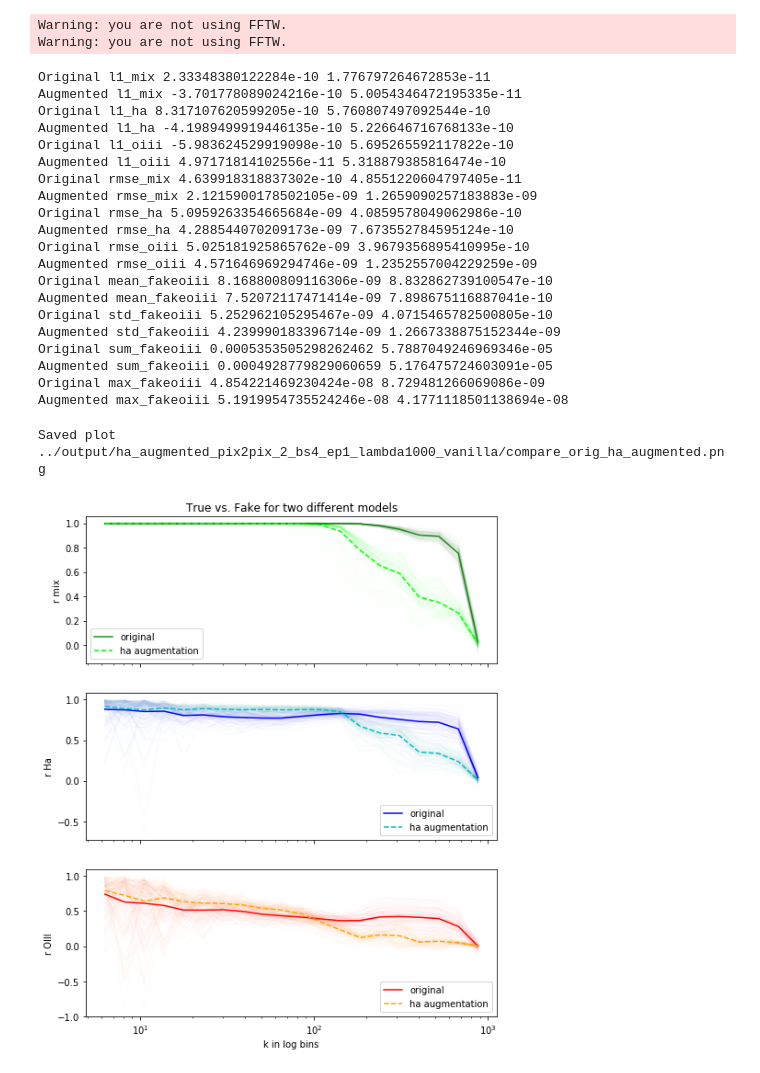
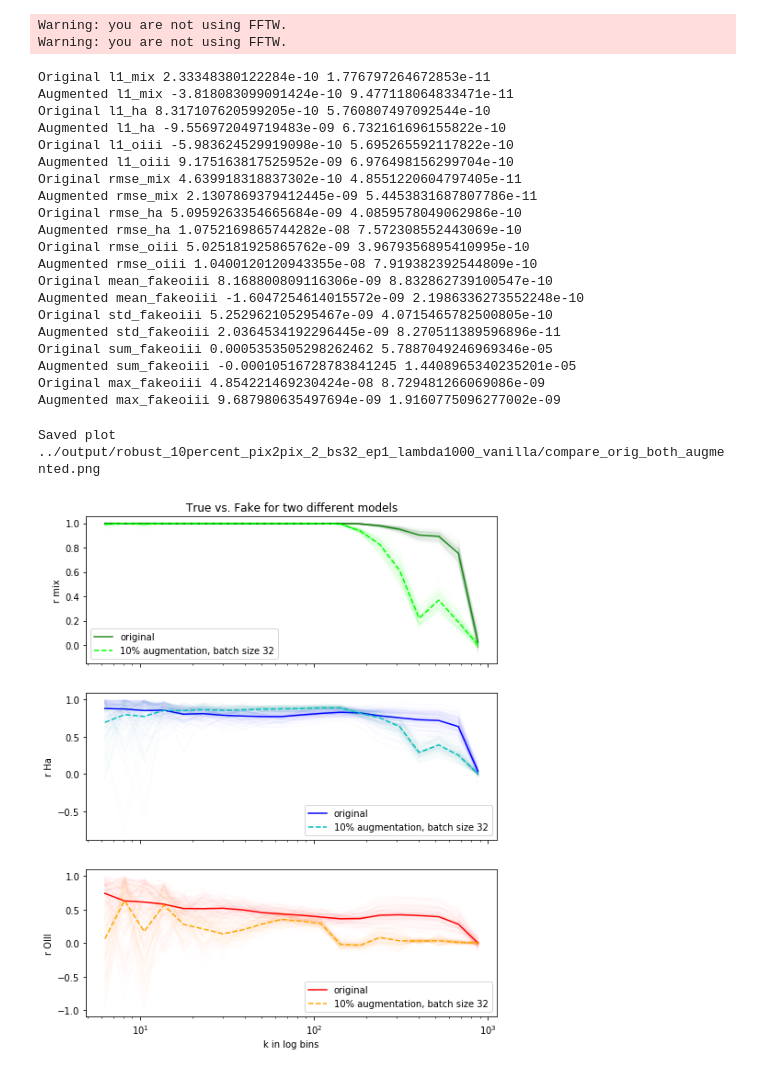
Before and after one commit to knmoriwaki/IM2IM, a Jupyter notebook: explain/my_development.ipynb, the cells around one changed output. Cells and saved outputs as stored; diff of their text form; code cells hidden in the pictures.

```diff
--- a/explain/my_development.ipynb
+++ b/explain/my_development.ipynb
@@ -14,15 +14,15 @@ Warning: you are not using FFTW.
 # %%
 output_dir = "../output"
 orig_gan = "original_GAN_xai_experiments"
-aug_gan = "both_augmented_pix2pix_2_bs4_ep1_lambda1000_vanilla"
+aug_gan = "robust_10percent_pix2pix_2_bs32_ep1_lambda1000_vanilla"
 xai_res_dir = 'xai_results'
 exp_names = ['test', 'xai_exp_ha', 'xai_exp_oiii','xai_exp_faint_ha',
              'xai_exp_random','xai_exp_random_ha','xai_exp_random_oiii',
              'xai_exp_occlusion']
 ori_output_dir = os.path.join(output_dir, orig_gan)
 aug_output_dir = os.path.join(output_dir, aug_gan)
-ori_results_dir = os.path.join(ori_output_dir, xai_res_dir)#"../output/original_GAN_xai_experiments/xai_results/"
-aug_results_dir = os.path.join(aug_output_dir, xai_res_dir)#"../output/original_GAN_xai_experiments/xai_results/"
+ori_results_dir = os.path.join(ori_output_dir, xai_res_dir)
+aug_results_dir = os.path.join(aug_output_dir, xai_res_dir)
 names = ['test', 'xai_exp_ha', 'xai_exp_oiii', 'xai_exp_faint_ha' ]
 nrun = 100
 nindex = 1
@@ -44,25 +44,25 @@ for col in check:
     print("Augmented", col, aug_mean[col], aug_std[col])
 # %% [output]
 Original l1_mix 2.33348380122284e-10 1.776797264672853e-11
-Augmented l1_mix -3.701778089024216e-10 5.0054346472195335e-11
+Augmented l1_mix -3.818083099091424e-10 9.477118064833471e-11
 Original l1_ha 8.317107620599205e-10 5.760807497092544e-10
-Augmented l1_ha -4.1989499919446135e-10 5.226646716768133e-10
+Augmented l1_ha -9.556972049719483e-09 6.732161696155822e-10
 Original l1_oiii -5.983624529919098e-10 5.695265592117822e-10
-Augmented l1_oiii 4.97171814102556e-11 5.318879385816474e-10
+Augmented l1_oiii 9.175163817525952e-09 6.976498156299704e-10
 Original rmse_mix 4.639918318837302e-10 4.8551220604797405e-11
-Augmented rmse_mix 2.1215900178502105e-09 1.2659090257183883e-09
+Augmented rmse_mix 2.1307869379412445e-09 5.4453831687807786e-11
 Original rmse_ha 5.0959263354665684e-09 4.0859578049062986e-10
-Augmented rmse_ha 4.288544070209173e-09 7.673552784595124e-10
+Augmented rmse_ha 1.0752169865744282e-08 7.572308552443069e-10
 Original rmse_oiii 5.025181925865762e-09 3.9679356895410995e-10
-Augmented rmse_oiii 4.571646969294746e-09 1.2352557004229259e-09
+Augmented rmse_oiii 1.0400120120943355e-08 7.919382392544809e-10
 Original mean_fakeoiii 8.168800809116306e-09 8.832862739100547e-10
-Augmented mean_fakeoiii 7.52072117471414e-09 7.898675116887041e-10
+Augmented mean_fakeoiii -1.6047254614015572e-09 2.1986336273552248e-10
 Original std_fakeoiii 5.252962105295467e-09 4.0715465782500805e-10
-Augmented std_fakeoiii 4.239990183396714e-09 1.2667338875152344e-09
+Augmented std_fakeoiii 2.0364534192296445e-09 8.270511389596896e-11
 Original sum_fakeoiii 0.0005353505298262462 5.7887049246969346e-05
-Augmented sum_fakeoiii 0.0004928779829060659 5.176475724603091e-05
+Augmented sum_fakeoiii -0.00010516728783841245 1.4408965340235201e-05
 Original max_fakeoiii 4.854221469230424e-08 8.729481266069086e-09
-Augmented max_fakeoiii 5.1919954735524246e-08 4.1771118501138694e-08
+Augmented max_fakeoiii 9.687980635497694e-09 1.9160775096277002e-09
 # %%
 o_mix_list, o_ha_list, o_oiii_list = compare_r_testset(ori_output_dir, exp_names[0])
 a_mix_list, a_ha_list, a_oiii_list = compare_r_testset(aug_output_dir, exp_names[0])
@@ -70,8 +70,8 @@ a_mix_list, a_ha_list, a_oiii_list = compare_r_testset(aug_output_dir, exp_names
 # %%
 plot_two_models_r_vs_k(o_mix_list, o_ha_list, o_oiii_list,
                        a_mix_list, a_ha_list, a_oiii_list,
-                       aug_output_dir, mod="both augmentation",
+                       aug_output_dir, mod="10% augmentation, batch size 32",
                        title="Compare orig both augmented")
 # %% [output]
-Saved plot ../output/ha_augmented_pix2pix_2_bs4_ep1_lambda1000_vanilla/compare_orig_ha_augmented.png
+Saved plot ../output/robust_10percent_pix2pix_2_bs32_ep1_lambda1000_vanilla/compare_orig_both_augmented.png
-[figure, old version]
+[figure, new version]
```
Also changed, not shown: parts of 2 cells of this notebook, 1 other file.
